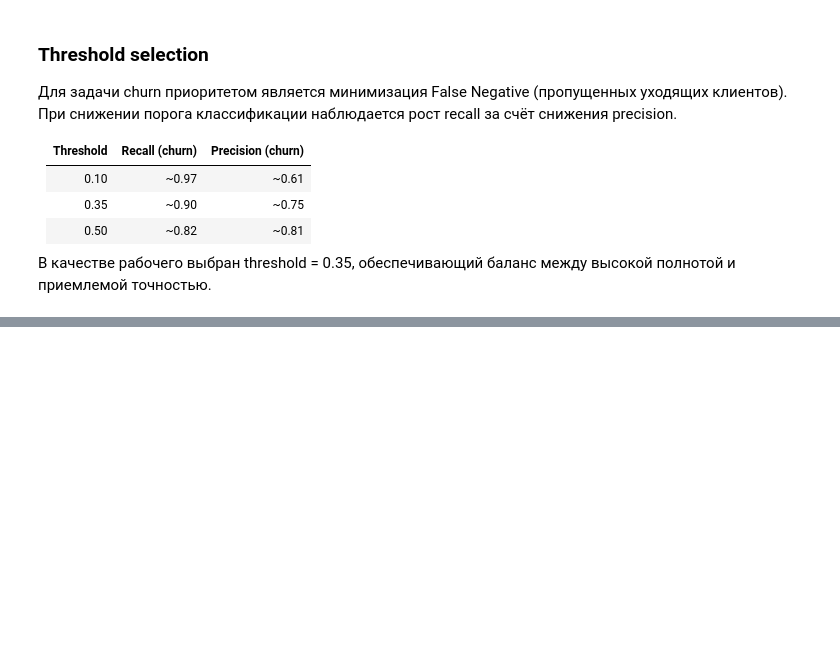
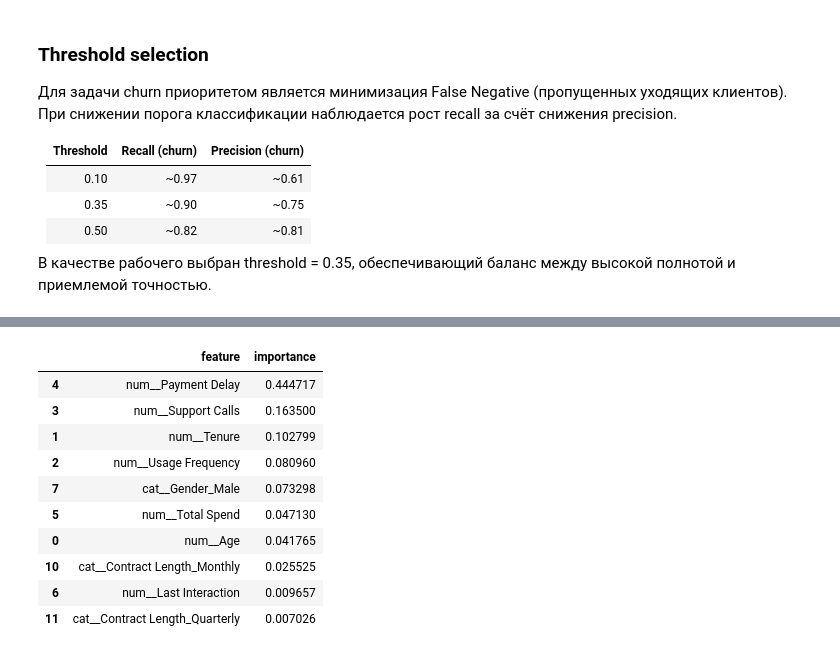
Before and after one commit to easyflygit/churn_prediction_project, a Jupyter notebook: notebooks/01_eda.ipynb, the cells around one changed output, grey strips where cells are left out. Cells and saved outputs as stored; diff of their text form; code cells hidden in the pictures; blank space fills up the shorter version.

```diff
--- a/notebooks/01_eda.ipynb
+++ b/notebooks/01_eda.ipynb
@@ -210,0 +270,48 @@ roc_auc
+# %%
+categorical_features = ['Gender', 'Subscription Type', 'Contract Length']
+numeric_features = ['Age', 'Tenure', 'Usage Frequency', 'Support Calls', 'Payment Delay', 'Total Spend', 'Last Interaction']
+
+preprocessor = ColumnTransformer(transformers=[
+    ('num', 'passthrough', numeric_features),
+    ('cat', OneHotEncoder(drop='first'), categorical_features)
+])
+
+rf_pipeline = Pipeline(steps=[
+    ('preprocessor', preprocessor),
+    ('model', RandomForestClassifier(n_estimators=100, random_state=42))
+])
+
+# обучаем pipeline
+rf_pipeline.fit(X_train, y_train)
+
+# достаём модель
+rf_model = rf_pipeline.named_steps['model']
+
+# важность
+importances = rf_model.feature_importances_  ### feature_importance_ всегда соответствует признакам ПОСЛЕ трансформаций
+
+# имена признаков
+feature_names = rf_pipeline.named_steps['preprocessor'].get_feature_names_out()
+
+# проверка
+#print(len(importances), len(feature_names))
+
+# DataFrame
+rf_importance = pd.DataFrame({
+    'feature': feature_names,
+    'importance': importances
+}).sort_values(by='importance', ascending=False)
+
+rf_importance.head(10)
+# %% [output]
+|  | feature | importance |
+| 4 | num__Payment Delay | 0.444717 |
+| 3 | num__Support Calls | 0.163500 |
+| 1 | num__Tenure | 0.102799 |
+| 2 | num__Usage Frequency | 0.080960 |
+| 7 | cat__Gender_Male | 0.073298 |
+| 5 | num__Total Spend | 0.047130 |
+| 0 | num__Age | 0.041765 |
+| 10 | cat__Contract Length_Monthly | 0.025525 |
+| 6 | num__Last Interaction | 0.009657 |
+| 11 | cat__Contract Length_Quarterly | 0.007026 |
```
Also changed, not shown: parts of 4 cells of this notebook.
